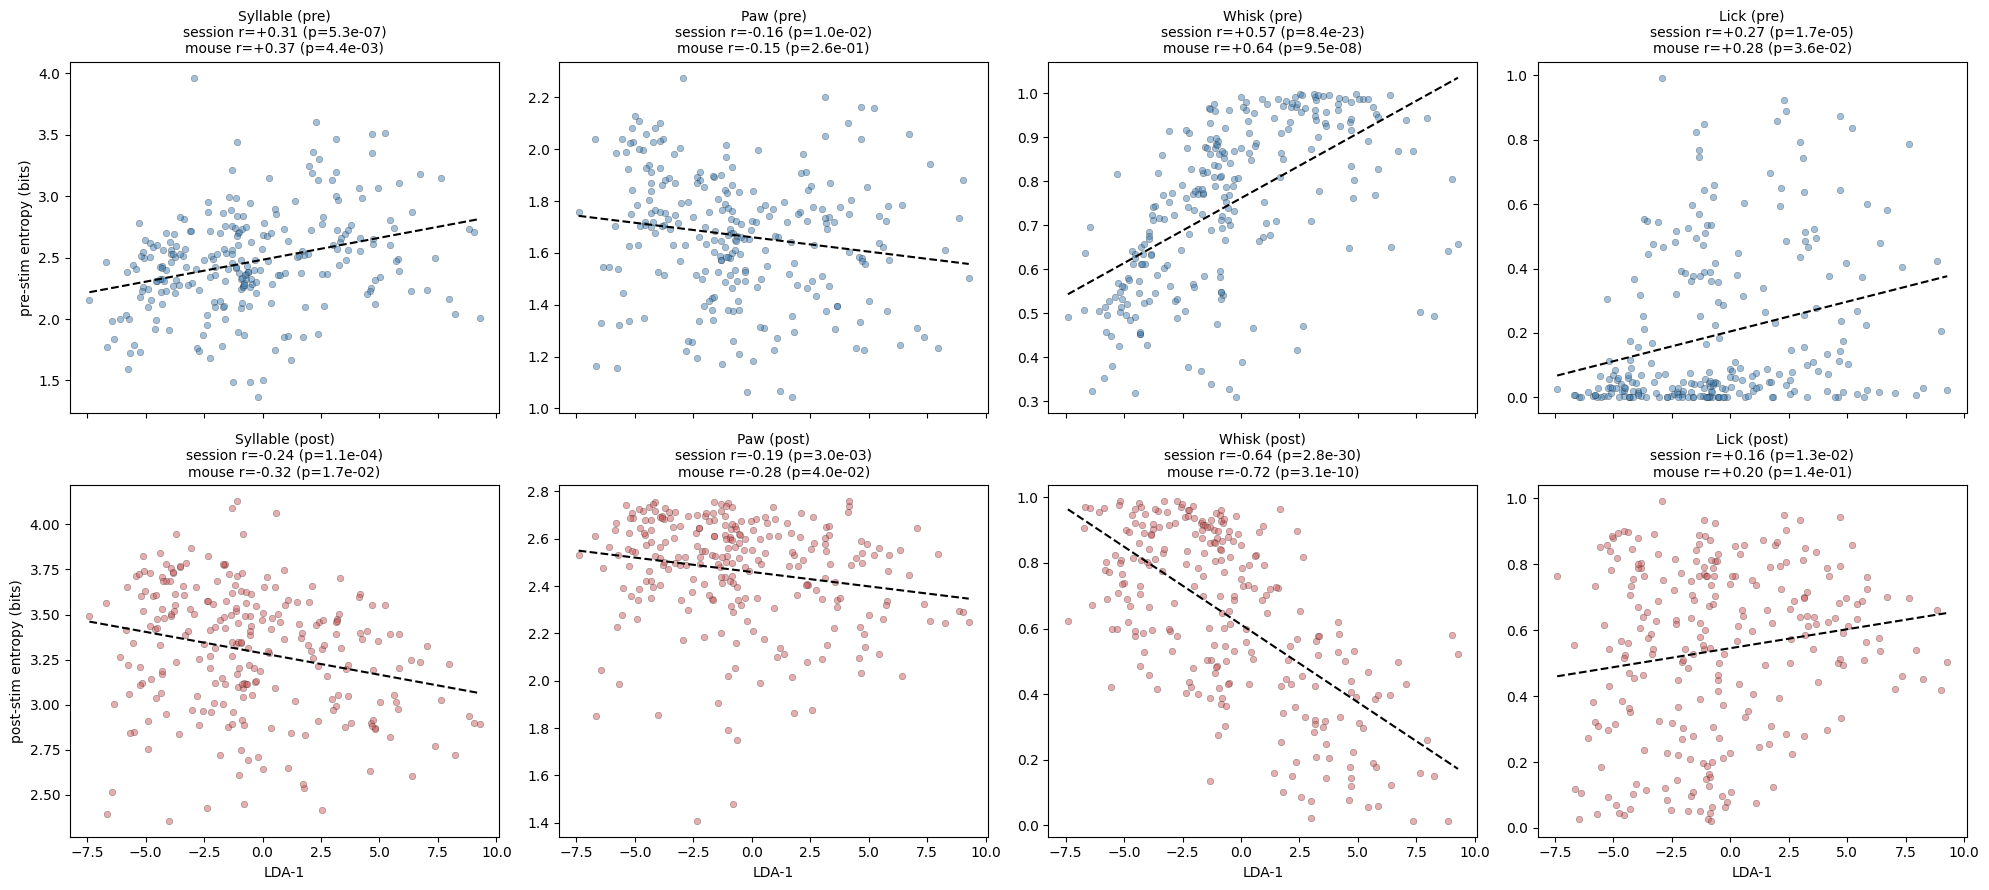
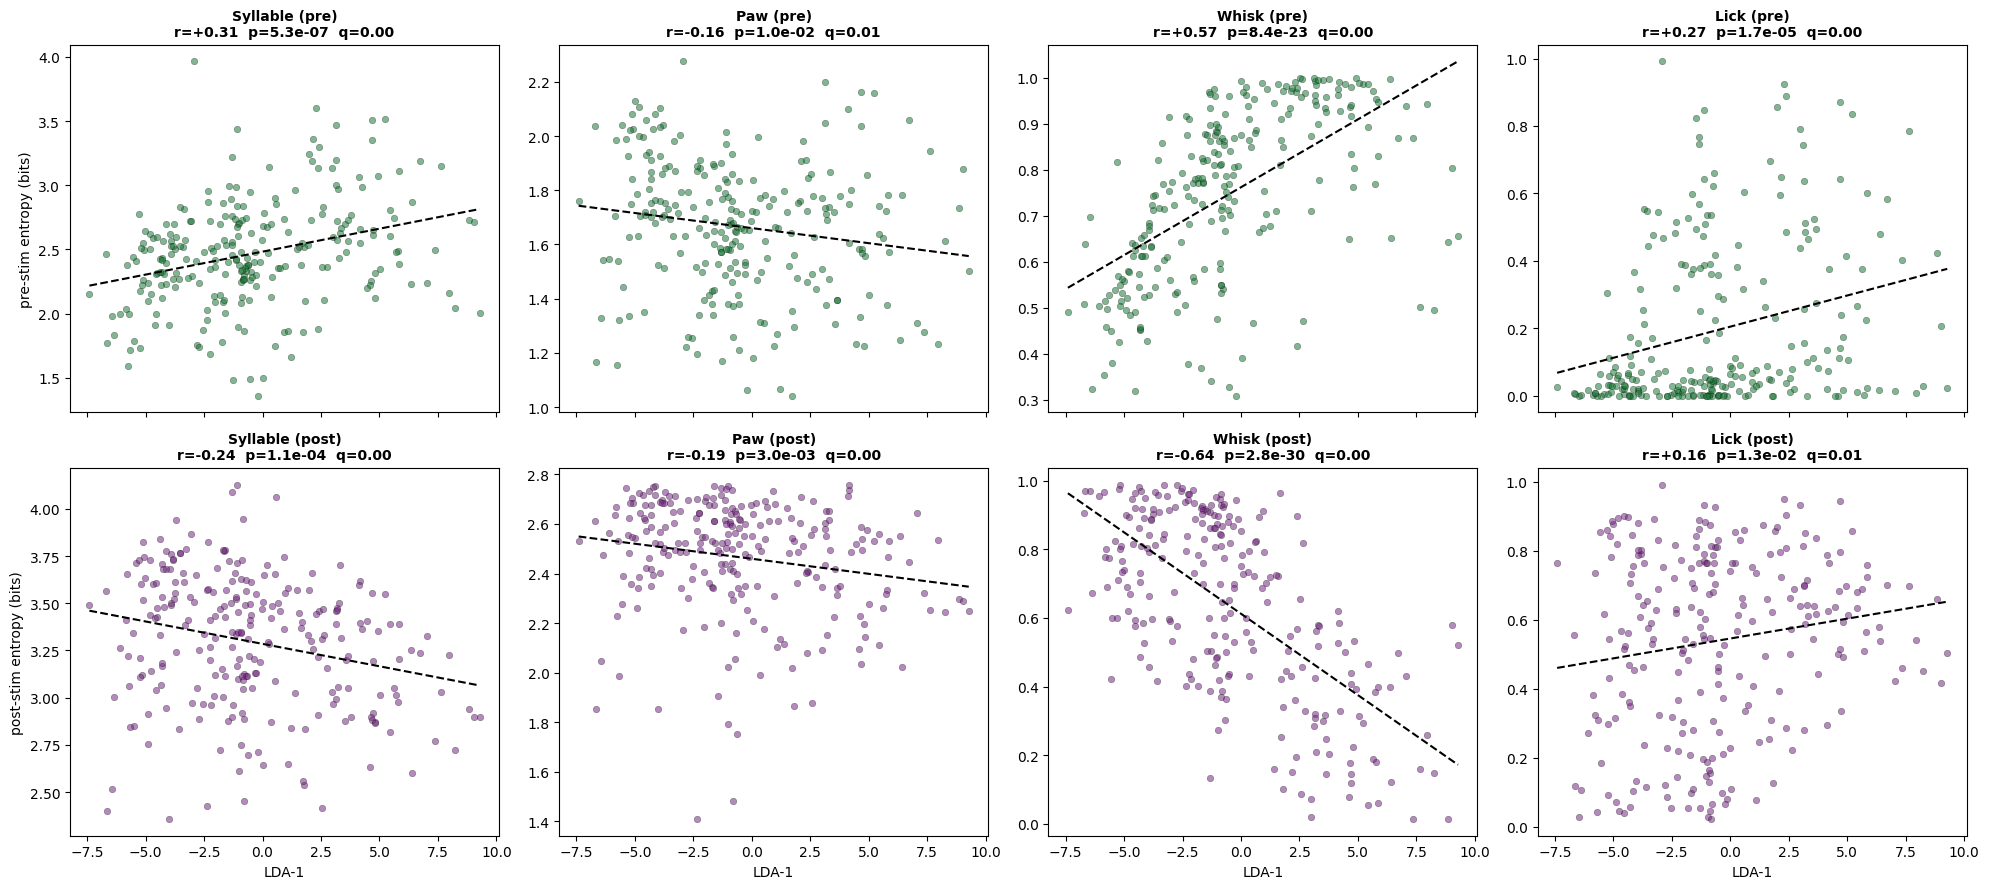
The change to this notebook cell's code, shown as a diff; its figure went from the first image to the second:
--- before
+++ after
@@ -1,2 +1,21 @@
+from statsmodels.stats.multitest import multipletests
+
+# green (pre) / purple (post) -- avoid red/blue, which read as the LDA-1 (coolwarm) axis
+WIN_COLOR = {'pre': '#1b7837', 'post': '#762a83'}
+
+# --- pass 1: correlations + collect p-values for multiple-comparison correction ---
+cstat = {}
+for win in ['pre', 'post']:
+    for comp in components:
+        x, y = mw['lda_1'].values, mw[comp + '_' + win].values
+        m = np.isfinite(x) & np.isfinite(y)
+        r, p = pearsonr(x[m], y[m])
+        cstat[(win, comp)] = dict(r=r, p=p)
+keys = list(cstat)
+qvals = multipletests([cstat[k]['p'] for k in keys], method='fdr_bh')[1]   # BH-FDR over the 8 tests
+for k, q in zip(keys, qvals):
+    cstat[k]['q'] = q
+
+# --- pass 2: plot (significant = bold title) ---
 fig, axes = plt.subplots(2, len(components), figsize=(5 * len(components), 9), sharex=True)
 for row, win in enumerate(['pre', 'post']):
@@ -4,12 +23,11 @@
         ax = axes[row, col]; ycol = comp + '_' + win
         x, y = mw['lda_1'].values, mw[ycol].values; msk = np.isfinite(x) & np.isfinite(y)
-        ax.scatter(x[msk], y[msk], s=22, alpha=0.5, edgecolors='k', linewidths=0.3,
-                   color='steelblue' if win == 'pre' else 'indianred')
-        r, p = pearsonr(x[msk], y[msk])
-        xm, ym = mw_mouse['lda_1'].values, mw_mouse[ycol].values; mm = np.isfinite(xm) & np.isfinite(ym)
-        rm, pm = pearsonr(xm[mm], ym[mm])
+        ax.scatter(x[msk], y[msk], s=22, alpha=0.55, edgecolors='k', linewidths=0.3,
+                   color=WIN_COLOR[win])
         z = np.polyfit(x[msk], y[msk], 1); xl = np.linspace(x[msk].min(), x[msk].max(), 100)
         ax.plot(xl, np.polyval(z, xl), 'k--', lw=1.5)
-        ax.set_title(f'{comp} ({win})\nsession r={r:+.2f} (p={p:.1e})\nmouse r={rm:+.2f} (p={pm:.1e})', fontsize=10)
+        st = cstat[(win, comp)]; sig = st['q'] < 0.05
+        ax.set_title(f"{comp} ({win})\nr={st['r']:+.2f}  p={st['p']:.1e}  q={st['q']:.2f}",
+                     fontsize=10, fontweight='bold' if sig else 'normal')
         if col == 0: ax.set_ylabel(f'{win}-stim entropy (bits)')
         if row == 1: ax.set_xlabel('LDA-1')

Commit: Various small changes